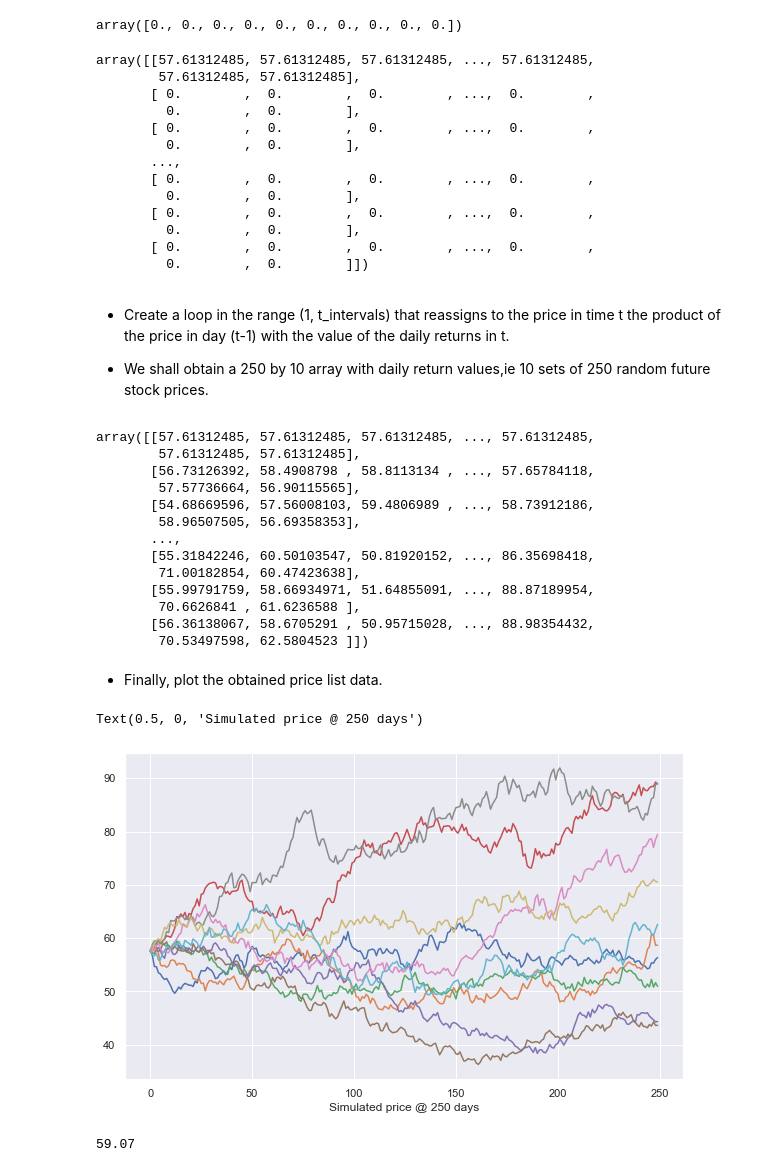
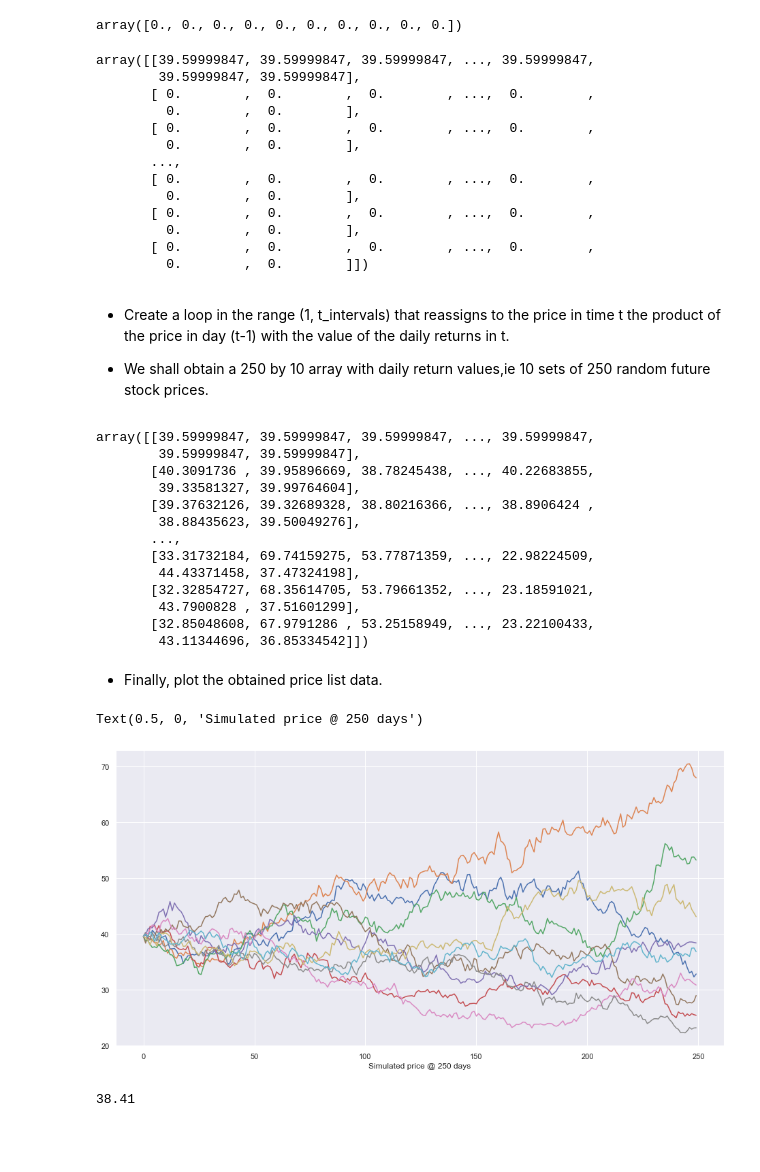
Before and after one commit to Dela12/Portfolio, a Jupyter notebook: Monte Carlo Simulation.ipynb, the cells around one changed output. Saved outputs shown, nothing was run; the diff lists cells and outputs as text; code cells hidden in the pictures; blank space fills up the shorter version.

```diff
--- a/Monte Carlo Simulation.ipynb
+++ b/Monte Carlo Simulation.ipynb
@@ -60,0 +82,3 @@ We obtain BASF histocal adjusted closing price data from yahoo finance for the p
+# %%
+BASF_data = wb.DataReader('BAS.DE', data_source = 'yahoo', start = '2018-01-01', end = '2022-09-30')
+BASF_data
@@ -61,9 +126,9 @@ We obtain BASF histocal adjusted closing price data from yahoo finance for the p
 # %%
-ticker = 'BAS.DE'
-BASF = pd.DataFrame()
-BASF[ticker] = wb.DataReader(ticker, data_source='yahoo', start='2021-1-1', end='2021-12-31')['Adj Close']
-print(BASF.head())
-print(BASF.tail())
-BASF.plot(figsize=(10, 6));   #plot price adj close price
-plt.xlabel("BASF stock price over time")
+BASF = BASF_data['Adj Close']
+BASF.head()
+
+BASF.plot()
+plt.title('Daily prices')
+plt.ylabel('Adjusted Close Price')
+plt.show()
 # %% [output]
@@ -197,0 +226,7 @@ $$
+# %%
+drift_array = np.array(drift)
+print(drift_array)
+
+
+stdev_array = np.array(stdev)
+print(stdev_array)
@@ -199,6 +237,6 @@ $$
 t_intervals = 250
 iterations = 10
 
-daily_returns = np.exp(drift.values + stdev.values * norm.ppf(np.random.rand(t_intervals, iterations)))
+daily_returns = np.exp(drift_array  + stdev_array * norm.ppf(np.random.rand(t_intervals, iterations)))
 daily_returns                 #so we have 250 rows and 10 columns
 # %% [output]
@@ -263,8 +300,8 @@ array([0., 0., 0., 0., 0., 0., 0., 0., 0., 0.])
 price_list[0] = S0
 price_list
 # %% [output]
-array([[57.61312485, 57.61312485, 57.61312485, ..., 57.61312485,
-        57.61312485, 57.61312485],
+array([[39.59999847, 39.59999847, 39.59999847, ..., 39.59999847,
+        39.59999847, 39.59999847],
        [ 0.        ,  0.        ,  0.        , ...,  0.        ,
          0.        ,  0.        ],
        [ 0.        ,  0.        ,  0.        , ...,  0.        ,
@@ -286,33 +323,34 @@ for t in range(1, t_intervals):
 
 price_list
 # %% [output]
-array([[57.61312485, 57.61312485, 57.61312485, ..., 57.61312485,
-        57.61312485, 57.61312485],
-       [56.73126392, 58.4908798 , 58.8113134 , ..., 57.65784118,
-        57.57736664, 56.90115565],
-       [54.68669596, 57.56008103, 59.4806989 , ..., 58.73912186,
-        58.96507505, 56.69358353],
+array([[39.59999847, 39.59999847, 39.59999847, ..., 39.59999847,
+        39.59999847, 39.59999847],
+       [40.3091736 , 39.95896669, 38.78245438, ..., 40.22683855,
+        39.33581327, 39.99764604],
+       [39.37632126, 39.32689328, 38.80216366, ..., 38.8906424 ,
+        38.88435623, 39.50049276],
        ...,
-       [55.31842246, 60.50103547, 50.81920152, ..., 86.35698418,
-        71.00182854, 60.47423638],
-       [55.99791759, 58.66934971, 51.64855091, ..., 88.87189954,
-        70.6626841 , 61.6236588 ],
-       [56.36138067, 58.6705291 , 50.95715028, ..., 88.98354432,
-        70.53497598, 62.5804523 ]])
+       [33.31732184, 69.74159275, 53.77871359, ..., 22.98224509,
+        44.43371458, 37.47324198],
+       [32.32854727, 68.35614705, 53.79661352, ..., 23.18591021,
+        43.7900828 , 37.51601299],
+       [32.85048608, 67.9791286 , 53.25158949, ..., 23.22100433,
+        43.11344696, 36.85334542]])
 # %% [markdown]
 - Finally, plot the obtained price list data.
 # %%
-plt.figure(figsize=(10,6))
 plt.plot(price_list);
 plt.xlabel("Simulated price @ 250 days")
 # %% [output]
 Text(0.5, 0, 'Simulated price @ 250 days')
-[figure, old version]
+[figure, new version]
 # %%
+#mean of last price list
+
 mean_end_price = round(np.mean(price_list),2)
 mean_end_price
 # %% [output]
-59.07
+38.41
 # %% [markdown]
 ### Conclusion
 
```
Also changed, not shown: parts of 21 cells of this notebook.
